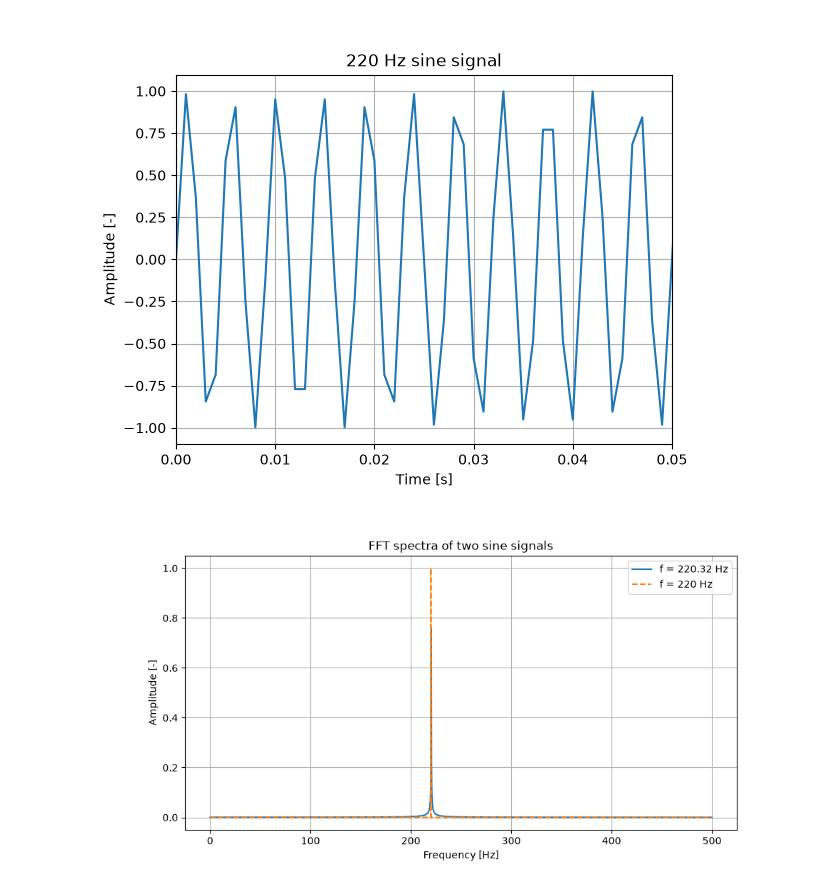
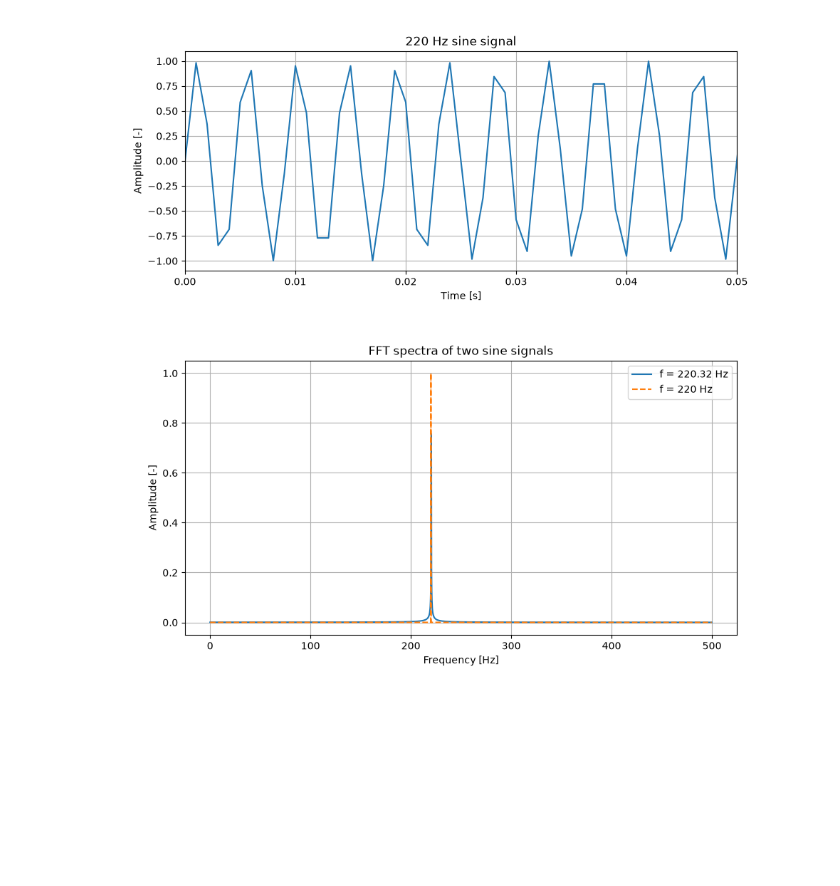
Before and after one commit to yunu5b/Exercises, a Jupyter notebook: exercise_2/exercise2-4.ipynb, the cells around one changed output. Saved outputs shown, nothing was run; the diff lists cells and outputs as text; code cells hidden in the pictures; blank space fills up the shorter version.

```diff
--- a/exercise_2/exercise2-4.ipynb
+++ b/exercise_2/exercise2-4.ipynb
@@ -3,31 +3,33 @@
 # %%
 import matplotlib.pyplot as plt
 import numpy as np
 import sounddevice as sd  # ty: ignore[unresolved-import]
 
 # Parameters<
 f = 220
 fs = 1000
 tmeas = 5
 
 # Time vector and sine signal
 t = np.arange(0, tmeas, 1 / fs)
 y = np.sin(2 * np.pi * f * t)
 
+plt.figure(figsize=(10, 4))
+
 # Plot the signal
 plt.plot(t, y)
 plt.xlabel("Time [s]")
 plt.ylabel("Amplitude [-]")
 plt.title("220 Hz sine signal")
 plt.xlim(0, 0.05)  # Zoom in to see the waveform clearly
 plt.grid()
 plt.show()
 
 # Play the signal
 sd.play(y, samplerate=fs)
 sd.wait()  # Wait until playback has finished
 # %% [output]
-[figure, old version]
+[figure, new version]
 # %%
 from scipy.fft import fft
 
```
Also changed, not shown: parts of 1 cell of this notebook, 11 other files.
